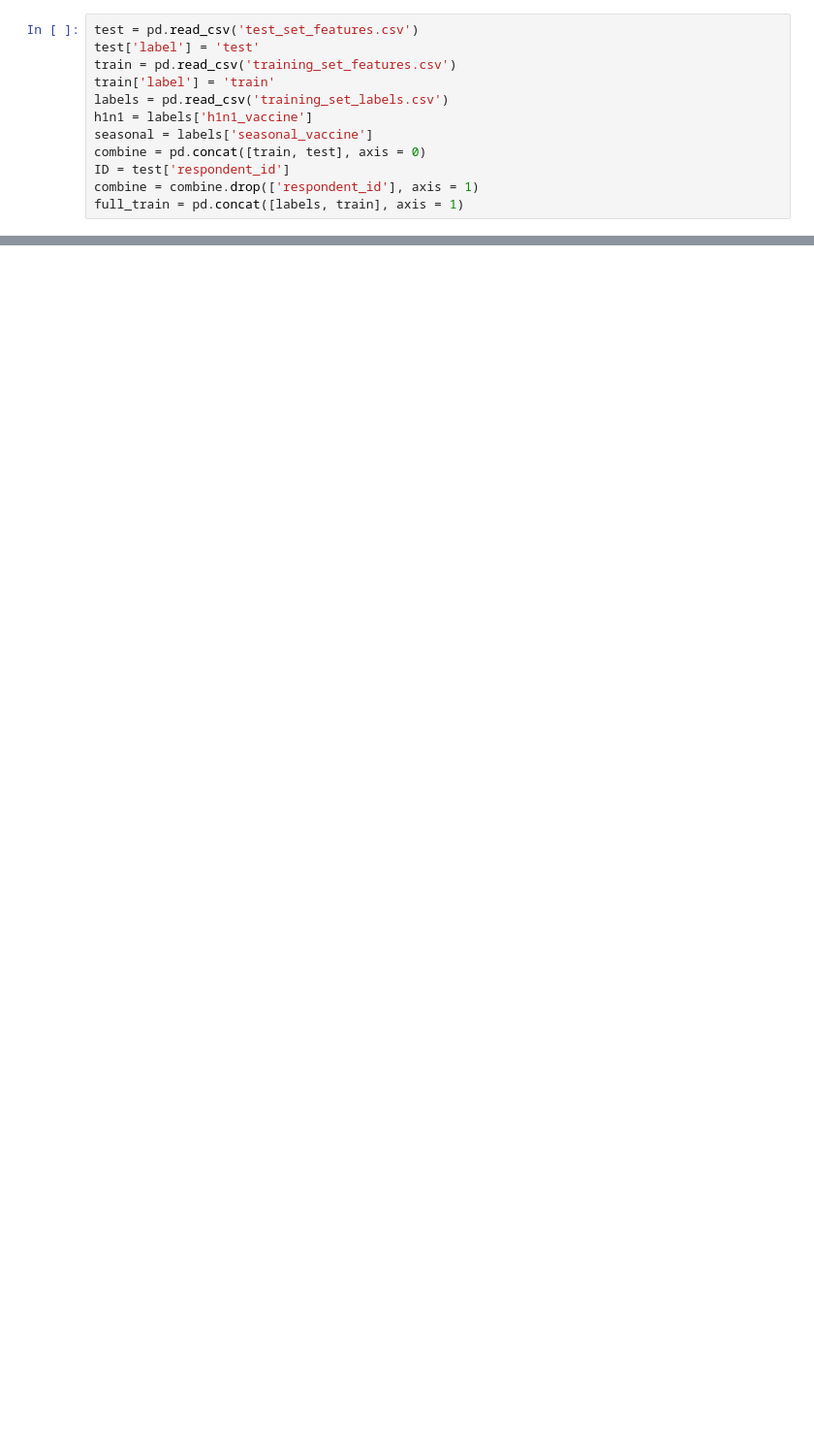
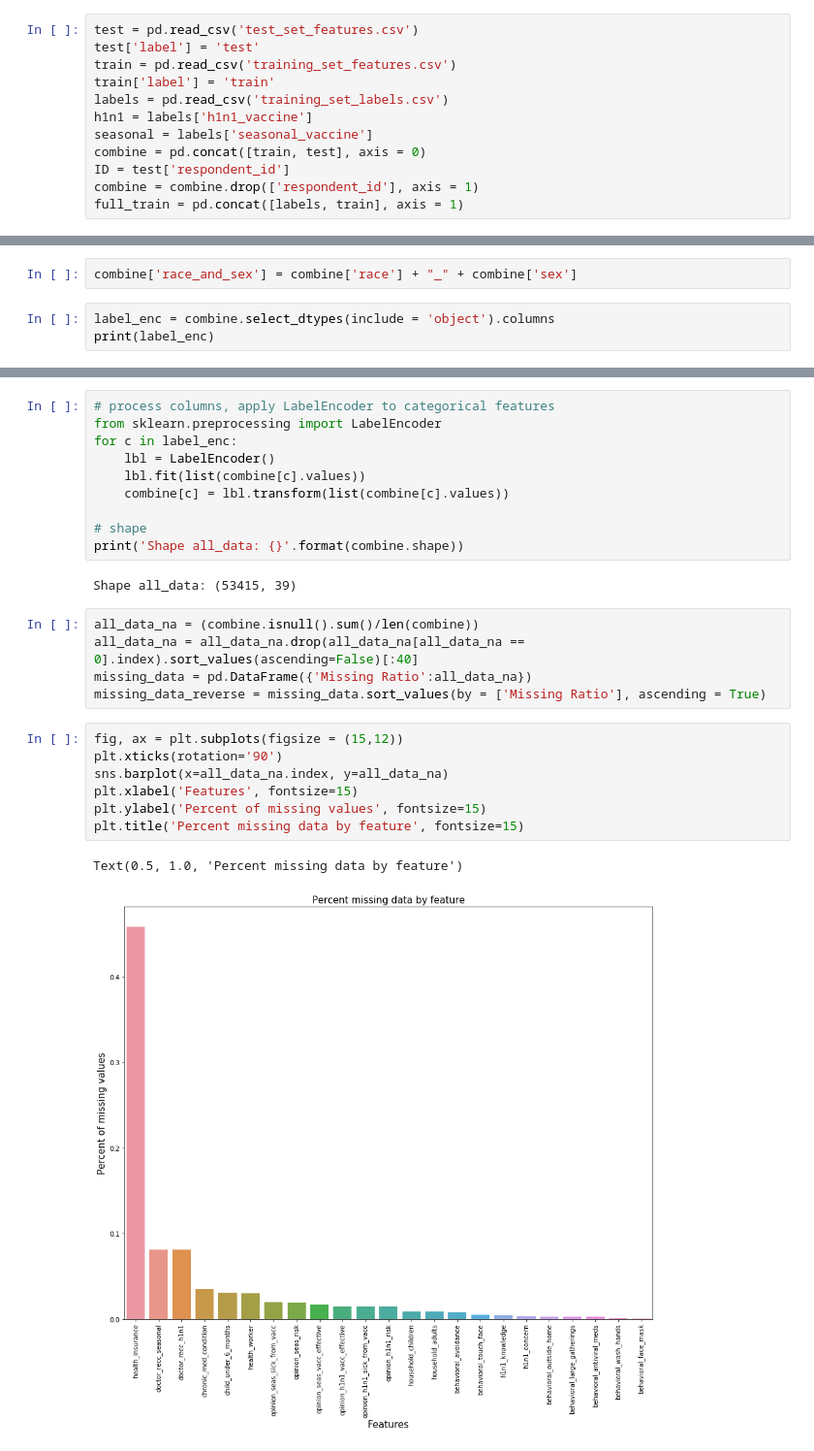
Before and after one commit to EricPPeterson/data-driven-flu-contest, a Jupyter notebook: Flu Contest - 7 model ensemble.ipynb, the cells around one changed output, grey strips where cells are left out. Shown at 97% size. Saved outputs shown, nothing was run; the diff lists cells and outputs as text; blank space fills up the shorter version.

```diff
--- a/Flu Contest - 7 model ensemble.ipynb
+++ b/Flu Contest - 7 model ensemble.ipynb
@@ -38,0 +136,5 @@ print(labels_cols)
+# %%
+combine['race_and_sex'] = combine['race'] + "_" + combine['sex']
+# %%
+label_enc = combine.select_dtypes(include = 'object').columns
+print(label_enc)
@@ -38,0 +147,27 @@ print(labels_cols)
+# %%
+# process columns, apply LabelEncoder to categorical features
+from sklearn.preprocessing import LabelEncoder
+for c in label_enc:
+    lbl = LabelEncoder()
+    lbl.fit(list(combine[c].values))
+    combine[c] = lbl.transform(list(combine[c].values))
+
+# shape
+print('Shape all_data: {}'.format(combine.shape))
+# %% [output]
+Shape all_data: (53415, 39)
+# %%
+all_data_na = (combine.isnull().sum()/len(combine))
+all_data_na = all_data_na.drop(all_data_na[all_data_na == 0].index).sort_values(ascending=False)[:40]
+missing_data = pd.DataFrame({'Missing Ratio':all_data_na})
+missing_data_reverse = missing_data.sort_values(by = ['Missing Ratio'], ascending = True)
+# %%
+fig, ax = plt.subplots(figsize = (15,12))
+plt.xticks(rotation='90')
+sns.barplot(x=all_data_na.index, y=all_data_na)
+plt.xlabel('Features', fontsize=15)
+plt.ylabel('Percent of missing values', fontsize=15)
+plt.title('Percent missing data by feature', fontsize=15)
+# %% [output]
+Text(0.5, 1.0, 'Percent missing data by feature')
+[figure, added]
```
Also changed, not shown: parts of 37 cells of this notebook, 1 other file.
